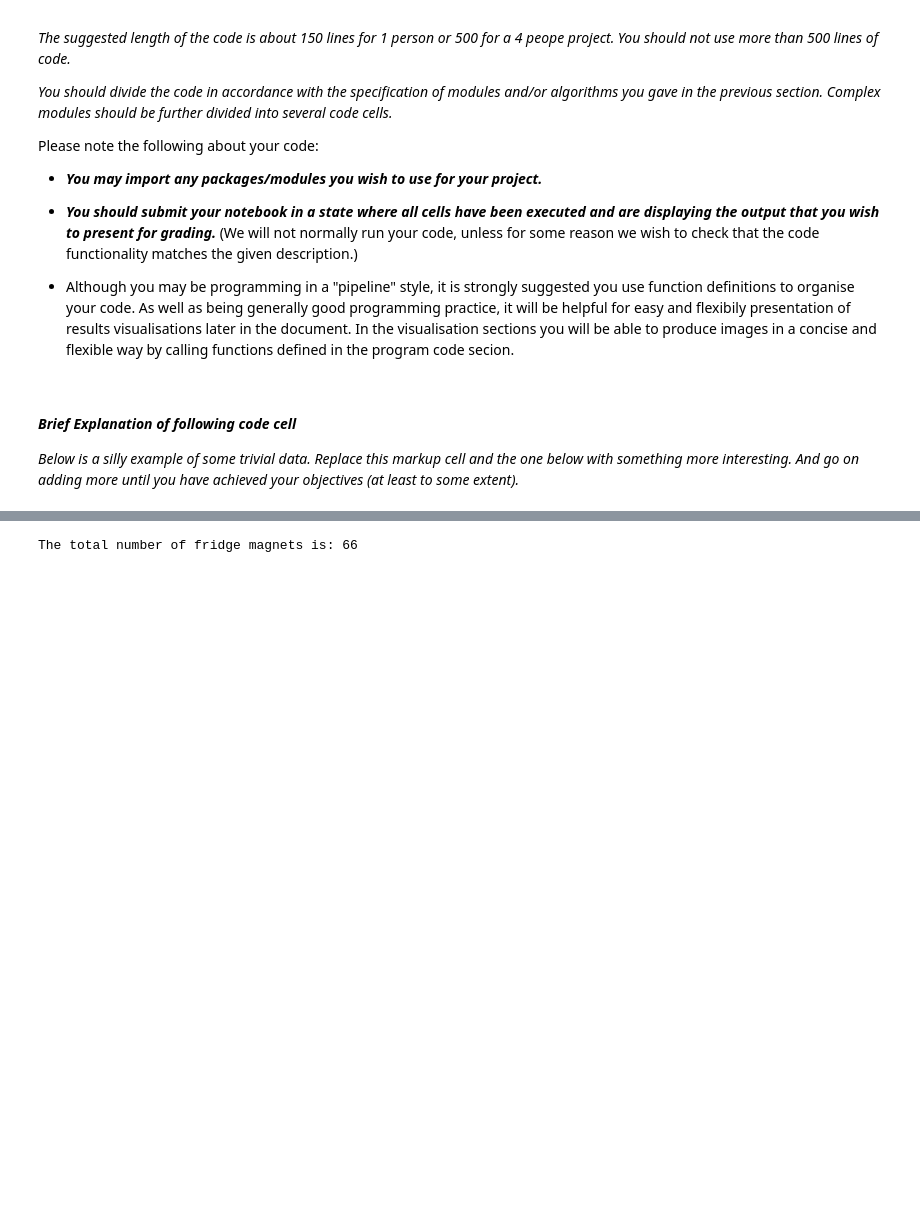
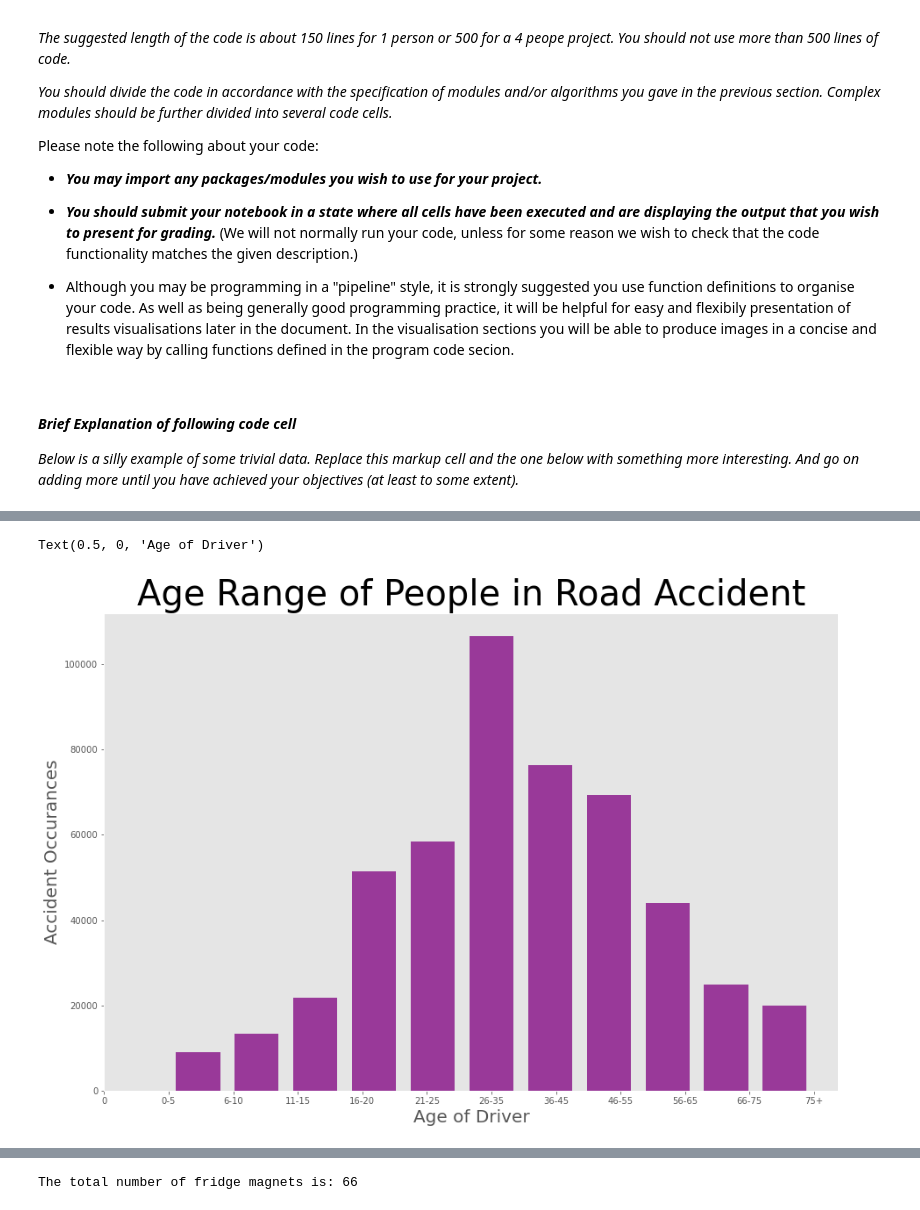
Before and after one commit to Hegazy1993/PDS_CW3, a Jupyter notebook: A3_Data_Analysis_Project.ipynb, the cells around one changed output, grey strips where cells are left out. Saved outputs shown, nothing was run; the diff lists cells and outputs as text; code cells hidden in the pictures; blank space fills up the shorter version.

```diff
--- a/A3_Data_Analysis_Project.ipynb
+++ b/A3_Data_Analysis_Project.ipynb
@@ -205,0 +308,15 @@ achieved your objectives (at least to some extent)._
+# %%
+age_ranges = ['0','0-5','6-10','11-15','16-20','21-25','26-35',
+             '36-45', '46-55','56-65','66-75','75+']
+
+plt.figure(figsize=(15,10))
+accvehcas.age_band_of_casualty.hist(bins = 11, alpha = 0.75, rwidth = 0.75, color = 'purple')
+plt.title('Age Range of People in Road Accident', fontsize = 40)
+plt.grid(False)
+y = np.arange(len(age_ranges))
+plt.xticks(y, age_ranges)
+plt.ylabel('Accident Occurances' , fontsize = 20)
+plt.xlabel('Age of Driver', fontsize = 20)
+# %% [output]
+Text(0.5, 0, 'Age of Driver')
+[figure, added]
```
Also changed, not shown: parts of 47 cells of this notebook.
